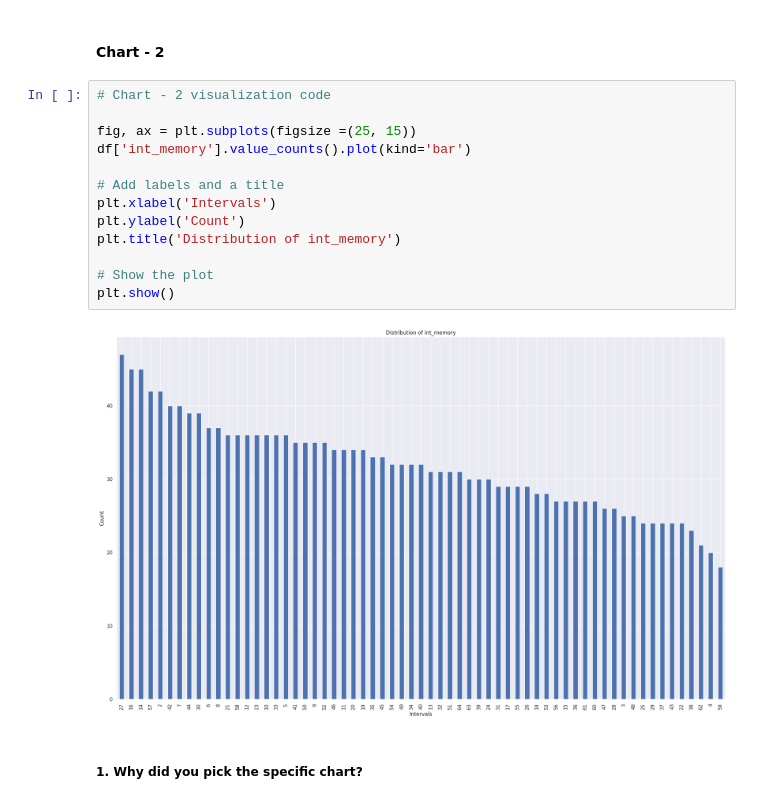
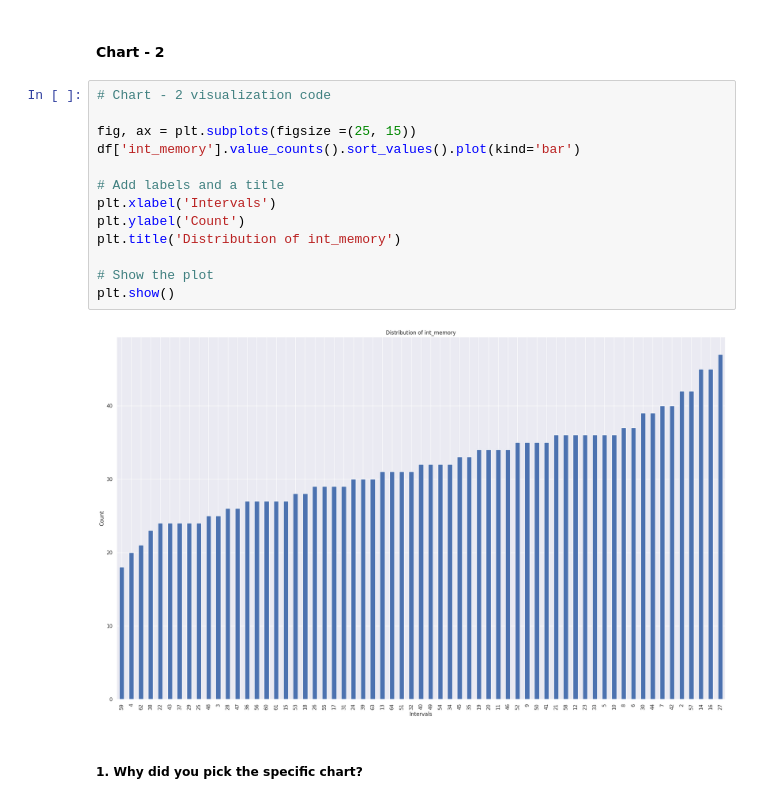
Before and after one commit to Manoharjha333/Mobile-price-range-prediction-classification, a Jupyter notebook: Mobile_price_range_prediction_classification.ipynb, the cells around one changed output. Cells and saved outputs as stored; diff of their text form.

```diff
--- a/Mobile_price_range_prediction_classification.ipynb
+++ b/Mobile_price_range_prediction_classification.ipynb
@@ -541,18 +542,18 @@ This shows that there is high demand for higher mAh batteries in the market. we
 # %%
 # Chart - 2 visualization code
 
 fig, ax = plt.subplots(figsize =(25, 15))
-df['int_memory'].value_counts().plot(kind='bar')
+df['int_memory'].value_counts().sort_values().plot(kind='bar')
 
 # Add labels and a title
 plt.xlabel('Intervals')
 plt.ylabel('Count')
 plt.title('Distribution of int_memory')
 
 # Show the plot
 plt.show()
 # %% [output]
-[figure, old version]
+[figure, new version]
 # %% [markdown]
 ##### 1. Why did you pick the specific chart?
 # %% [markdown]
```
Also changed, not shown: parts of 59 cells of this notebook.
